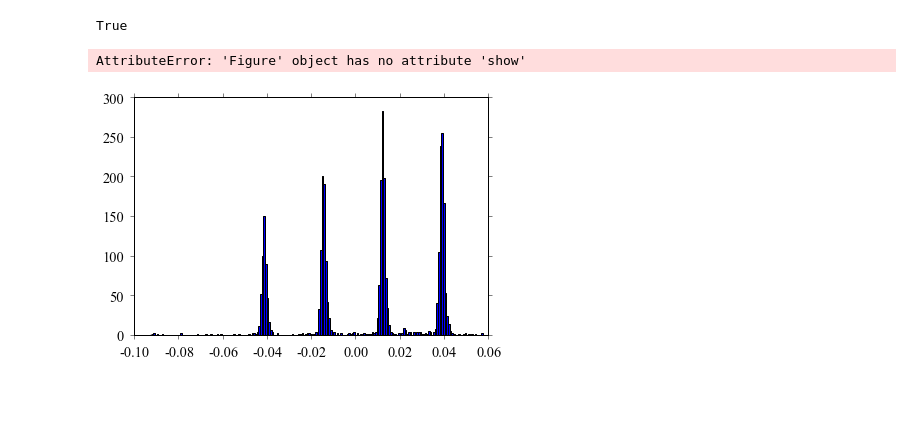
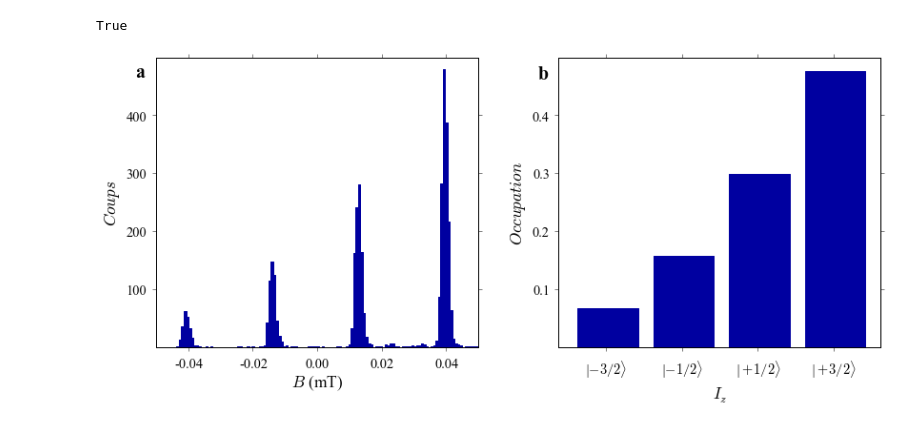
Before and after one commit to HenriqueCSJ/PhD-Thesis-Molecular-Magnetism, a Jupyter notebook: Resultats/Chap2/Figure4/Figure4.ipynb, the cells around one changed output. Cells and saved outputs as stored; diff of their text form; code cells hidden in the pictures; blank space fills up the shorter version.

Commit message:
Quelques figures

```diff
--- a/Resultats/Chap2/Figure4/Figure4.ipynb
+++ b/Resultats/Chap2/Figure4/Figure4.ipynb
@@ -66,8 +66,3 @@ Cyc30.SetPlotCalibration([10**-29.8,10**-28,[-0.085,0.085],-0.019])#Cyc30.SaveAl
 Cyc15.SortData()Cyc30.SortData()Cyc31.SortData()Cyc32.SortData()Cyc33.SortData()
 # %% [output]
 True
-# %%
-hist(array(Cyc15["sort"]["trace"]["up"][1])-0.027,200)
-# %% [output]
-AttributeError: 'Figure' object has no attribute 'show'
-[figure, removed]
@@ -75,0 +69,4 @@ ax4.text?
+# %%
+H30 = [ 0.06711615,  0.15691082,  0.29911125,  0.47686178]fig = figure()ax1 = fig.add_subplot(121)hist(array(Cyc30["sort"]["trace"]["up"][1])-0.017,200,edgecolor="#0000A0", facecolor="#0000A0");ax2 = fig.add_subplot(122)ax2.bar([0,1,2,3],H30,edgecolor="#0000A0", facecolor="#0000A0")fig.set_size_inches(12,5.5)step = 0.75/2.ax1.set_xlim(-0.05,0.05)ax1.yaxis.set_ticks([100,200,300,400])ax2.set_xlim(-0.25,4)ax2.xaxis.set_ticks([step, 1+step,2+step,3+step])ax2.xaxis.set_ticklabels([r"$|-3/2 \rangle$",r"$|-1/2 \rangle$",r"$|+1/2 \rangle$",r"$|+3/2 \rangle$"])ax2.yaxis.set_ticks([0.1,0.2,0.3,0.4])#aspectxmin= ax1.get_xlim()ymin= ax1.get_ylim()a1 = 1.0 * abs((xmin[0]-xmin[1])/(ymin[0]-ymin[1]))xmin= ax2.get_xlim()ymin= ax2.get_ylim()a2 = 1.0 * abs((xmin[0]-xmin[1])/(ymin[0]-ymin[1]))ax1.set_aspect(a1*0.9,)ax2.set_aspect(a2*0.9,)ax1.set_xlabel(r"$B$ (mT)")ax1.set_ylabel(r"$Coups$")ax2.set_xlabel(r"$I_z$")ax2.set_ylabel(r"$Occupation$")ax1.text(-0.05, 0.95,'a', fontsize=20,fontweight = "bold", horizontalalignment='center', verticalalignment='center',transform = ax1.transAxes)ax2.text(-0.05, 0.95,'b', fontsize=20,fontweight = "bold", horizontalalignment='center', verticalalignment='center',transform = ax2.transAxes)#layoutfig.subplots_adjust(left=0.09,right=0.97,wspace=0.25)fig.savefig("/home/hukadan/These/Manuscript/Resultats/Chap2/Figure4/figure4.pdf")
+# %% [output]
+[figure, added]
```
Also changed, not shown: parts of 1 cell of this notebook, 3 other files.
